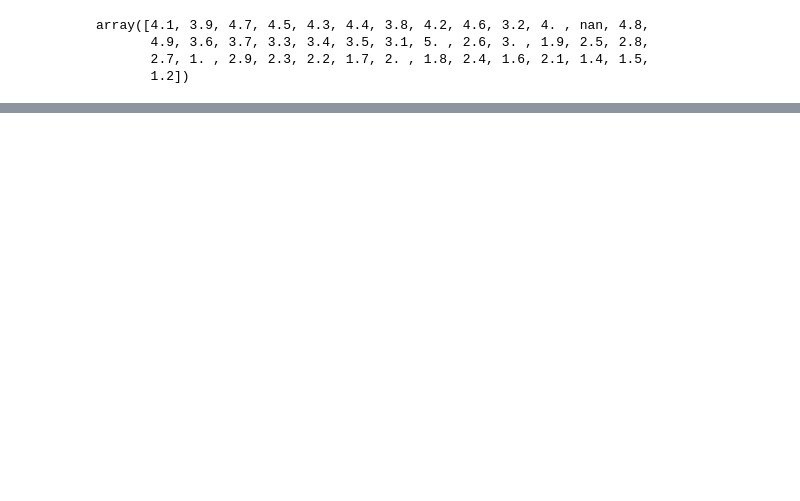
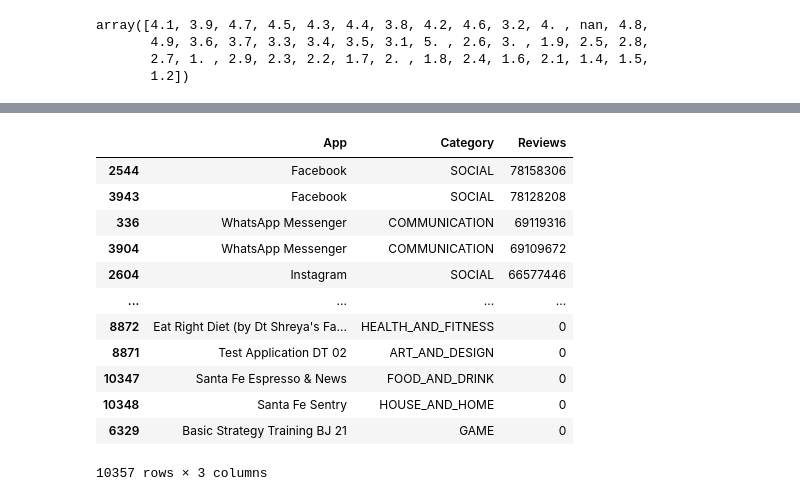
Before and after one commit to Msrevalli/EDA-Exploratory-Data-Analysis, a Jupyter notebook: Google_playstore_data_EDA.ipynb, the cells around one changed output, grey strips where cells are left out. Cells and saved outputs as stored; diff of their text form; code cells hidden in the pictures; blank space fills up the shorter version.

```diff
--- a/Google_playstore_data_EDA.ipynb
+++ b/Google_playstore_data_EDA.ipynb
@@ -934,0 +985,16 @@ array([4.1, 3.9, 4.7, 4.5, 4.3, 4.4, 3.8, 4.2, 4.6, 3.2, 4. , nan, 4.8,
+# %%
+data.sort_values('Reviews',ascending=False)[['App','Category','Reviews']]
+# %% [output]
+|  | App | Category | Reviews |
+| 2544 | Facebook | SOCIAL | 78158306 |
+| 3943 | Facebook | SOCIAL | 78128208 |
+| 336 | WhatsApp Messenger | COMMUNICATION | 69119316 |
+| 3904 | WhatsApp Messenger | COMMUNICATION | 69109672 |
+| 2604 | Instagram | SOCIAL | 66577446 |
+| ... | ... | ... | ... |
+| 8872 | Eat Right Diet (by Dt Shreya's Fa... | HEALTH_AND_FITNESS | 0 |
+| 8871 | Test Application DT 02 | ART_AND_DESIGN | 0 |
+| 10347 | Santa Fe Espresso & News | FOOD_AND_DRINK | 0 |
+| 10348 | Santa Fe Sentry | HOUSE_AND_HOME | 0 |
+| 6329 | Basic Strategy Training BJ 21 | GAME | 0 |
+10357 rows × 3 columns
```
Also changed, not shown: parts of 9 cells of this notebook.
